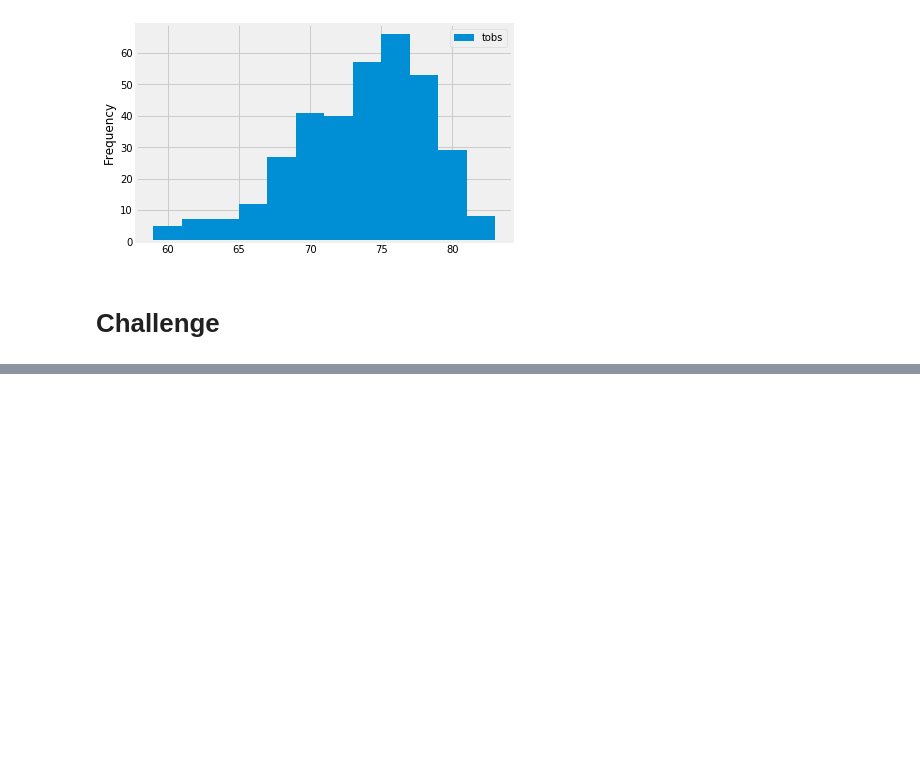
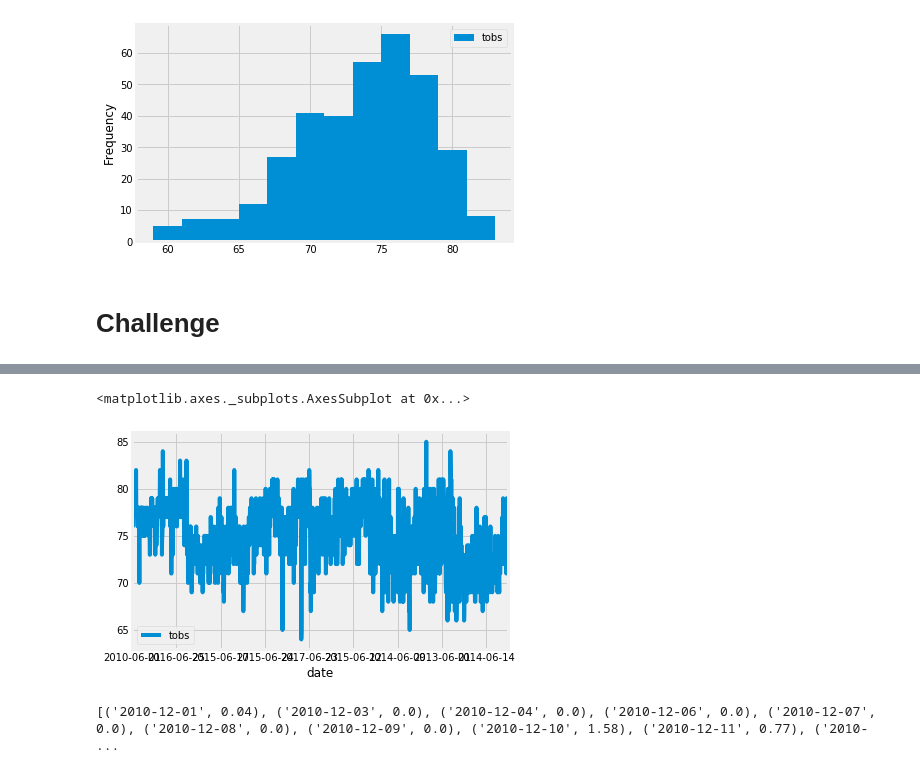
Before and after one commit to JVChermak/JasminChermak_Mod9_surfs_up_Challenge, a Jupyter notebook: climate_analysis.ipynb, the cells around one changed output, grey strips where cells are left out. Saved outputs shown, nothing was run; the diff lists cells and outputs as text; code cells hidden in the pictures; blank space fills up the shorter version.

```diff
--- a/climate_analysis.ipynb
+++ b/climate_analysis.ipynb
@@ -160,0 +210,5 @@ def stats(start=None, end=None):
+# %%
+# Perform a query to retrieve the date and temperatures for June in all years and all stations
+june_temps = []
+june_temps = session.query(Measurement.date, Measurement.tobs).filter(extract('month', Measurement.date) == 6).all()
+print(june_temps)
@@ -160,0 +217,5 @@ def stats(start=None, end=None):
+# %%
+# Save the query results as a Pandas DataFrame and set the index to the date column
+june_temps_df = pd.DataFrame(june_temps, columns=['date','tobs'])
+june_temps_df.set_index(june_temps_df['date'], inplace=True)
+print(june_temps_df.to_string(index=False))
@@ -160,0 +253,13 @@ def stats(start=None, end=None):
+# %%
+# Plot temp data for June to see trends
+june_temps_df.plot()
+# %% [output]
+<matplotlib.axes._subplots.AxesSubplot at 0x...>
+[figure, added]
+# %%
+# Perform a query to retrieve the date and precipitation scores for December in all years and all stations
+dec_precip = []
+dec_precip = session.query(Measurement.date, Measurement.prcp).filter(extract('month', Measurement.date) == 12).all()
+print(dec_precip)
+# %% [output]
+[('2010-12-01', 0.04), ('2010-12-03', 0.0), ('2010-12-04', 0.0), ('2010-12-06', 0.0), ('2010-12-07', 0.0), ('2010-12-08', 0.0), ('2010-12-09', 0.0), ('2010-12-10', 1.58), ('2010-12-11', 0.77), ('2010- ...
```
Also changed, not shown: parts of 15 cells of this notebook, 1 other file.
